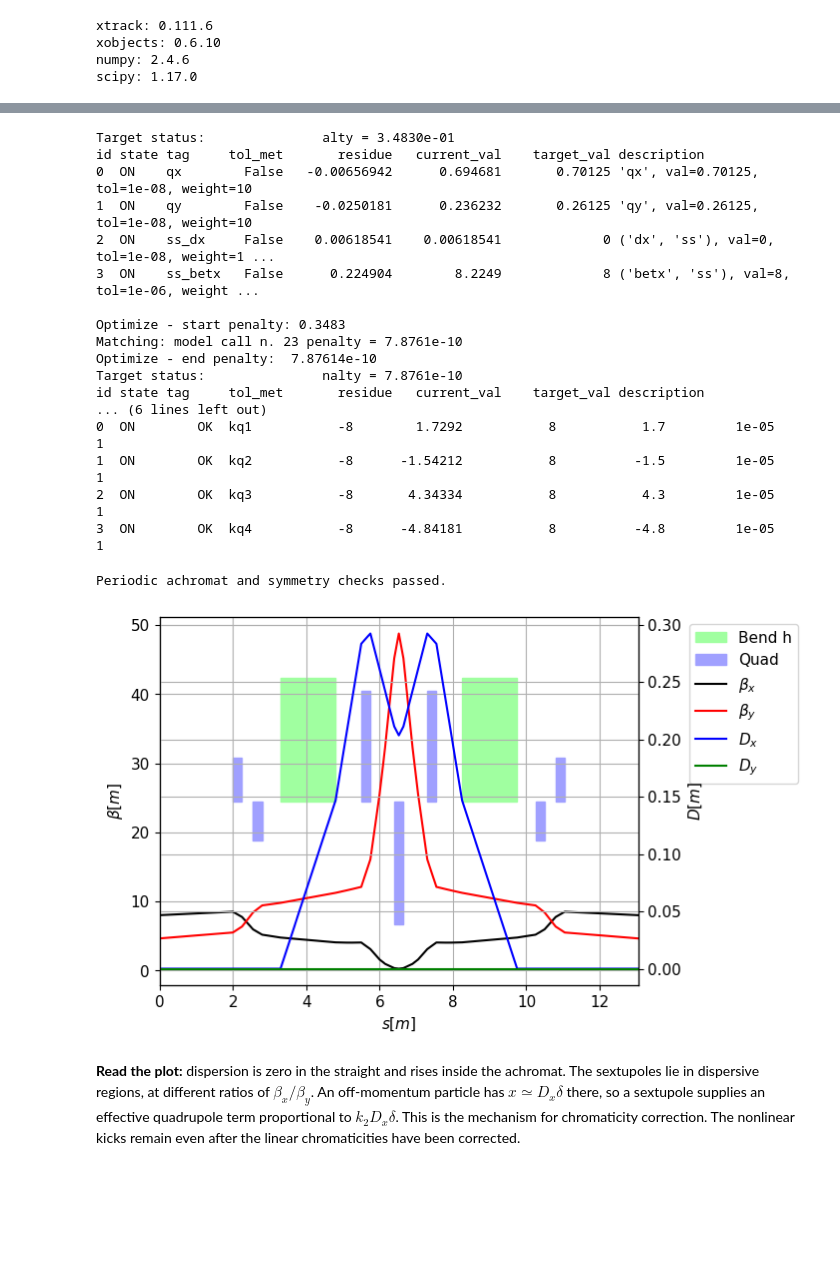
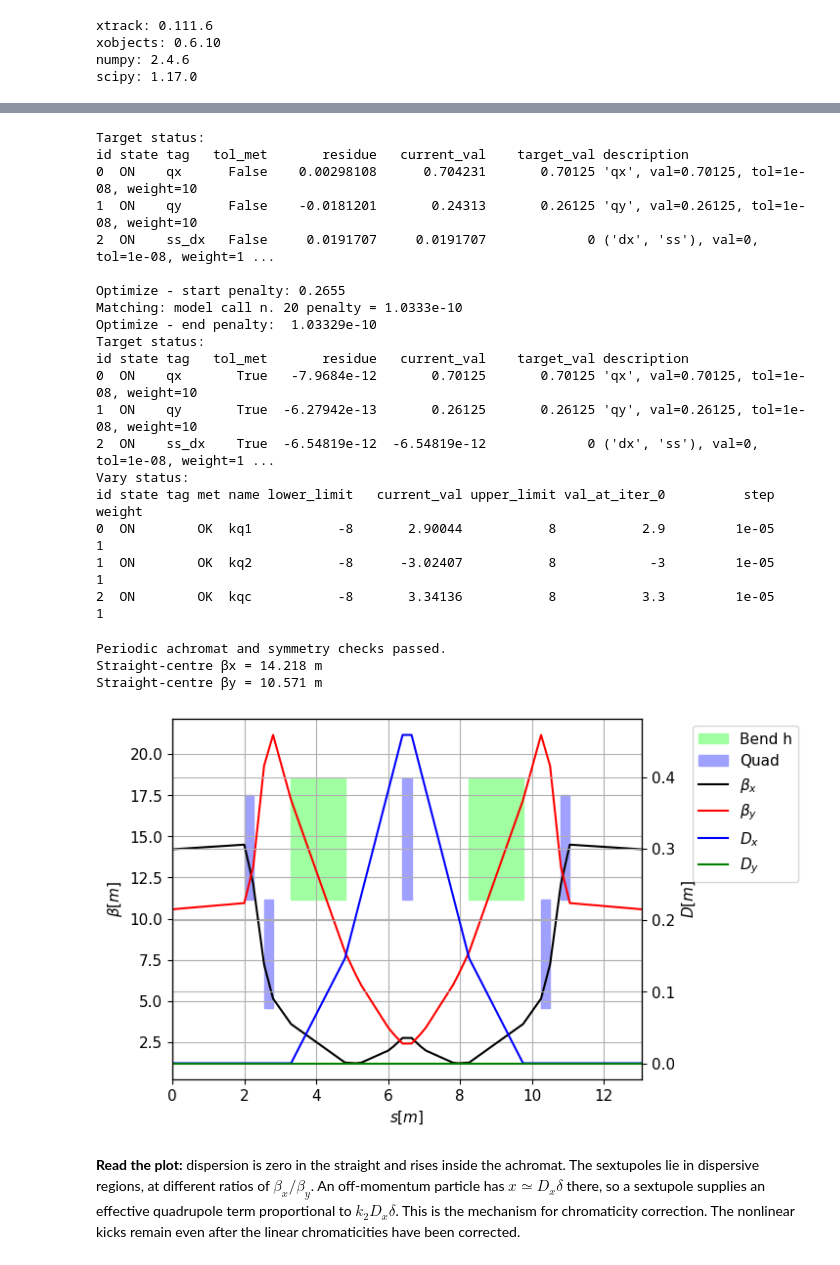
Before and after one commit to xsuite/tutorial_cas_ee_coll_and_ls, a Jupyter notebook: notebook_00_light_source.ipynb, the cells around one changed output, grey strips where cells are left out. Cells and saved outputs as stored; diff of their text form; code cells hidden in the pictures; blank space fills up the shorter version.

Commit message:
Simplify DBA cell to one central quadrupole

```diff
--- a/notebook_00_light_source.ipynb
+++ b/notebook_00_light_source.ipynb
@@ -75,40 +79,40 @@ syntax reverses element order to make a mirror; it does not reverse magnet polar
 energy_eV = 3e9
 n_cells = 16
 qx_target, qy_target = 11.22, 4.18
-beta_x_straight = 8.0
 
 env = xt.Environment()
 env.set_particle_ref('electron', energy0=energy_eV)
 env.vars({
     'l_bend': 1.5,
     'theta_bend': 2 * np.pi / (2 * n_cells),
-    'kq1': 1.7,
-    'kq2': -1.5,
-    'kq3': 4.3,
-    'kq4': -4.8,
+    'kq1': 2.9,
+    'kq2': -3.0,
+    'kqc': 3.3,
     'ksf': 0.0,
     'ksd': 0.0,
 })
 
-# Named elements can share symbolic family strengths.
-for name, length in [('dss', 2.0), ('d03', 0.3), ('d05', 0.5), ('d025', 0.25)]:
+# Three quadrupole families; one central QC per cell.
+for name, length in [('dss', 2.0), ('d03', 0.3), ('d05', 0.5),
+                     ('d075', 0.75), ('d025', 0.25)]:
     env.new(name, xt.Drift, length=length)
-for number in range(1, 5):
-    env.new(f'q{number}', xt.Quadrupole,
-            length=0.125 if number == 4 else 0.25, k1=f'kq{number}')
+for name in ['q1', 'q2', 'qc']:
+    env.new(name, xt.Quadrupole, length=0.25, k1='k' + name)
 env.new('bend', xt.Bend, length='l_bend', angle='theta_bend')
 env.new('sf', xt.Sextupole, length=0.15, k2='ksf')
 env.new('sd', xt.Sextupole, length=0.15, k2='ksd')
 
 half_cell = env.new_line(components=[
     'dss', 'q1', 'd03', 'q2', 'd05', 'bend',
-    'd03', 'sf', 'd025', 'q3', 'd025', 'sd', 'd025', 'q4',
+    'd03', 'sd', 'd075', 'sf', 'd025',
 ])
 cell = env.new_line(components=[
     env.new('ss', xt.Marker),
-    half_cell, -half_cell,
+    half_cell, 'qc', -half_cell,
     env.new('cell_end', xt.Marker),
 ])
+assert list(cell.element_names).count('qc') == 1
+assert np.count_nonzero(cell.get_table().element_type == 'Quadrupole') == 5
 print(f'Cell length: {cell.get_length():.3f} m')
 print(f'Bend angle: {np.degrees(env["theta_bend"]):.3f} degrees')
 cell.get_table().show(cols=['s', 'element_type'])
@@ -161,11 +176,10 @@ running the optimizer. More examples are in the [Xsuite matching guide](https://
 optics_match = cell.match(
     solve=False,
     method='4d',
-    vary=xt.VaryList(['kq1', 'kq2', 'kq3', 'kq4'], step=1e-5, limits=[-8, 8]),
+    vary=xt.VaryList(['kq1', 'kq2', 'kqc'], step=1e-5, limits=[-8, 8]),
     targets=[
         xt.TargetSet(qx=qx_target / n_cells, qy=qy_target / n_cells, tol=1e-8),
         xt.TargetSet(dx=0, at='ss', tol=1e-8),
-        xt.TargetSet(betx=beta_x_straight, at='ss', tol=1e-6),
     ],
 )
 optics_match.target_status()
@@ -173,37 +187,42 @@ optics_match.solve()
 optics_match.target_status()
 optics_match.vary_status()
 # %% [output]
-Target status:               alty = 3.4830e-01
-id state tag     tol_met       residue   current_val    target_val description
-0  ON    qx        False   -0.00656942      0.694681       0.70125 'qx', val=0.70125, tol=1e-08, weight=10
-1  ON    qy        False    -0.0250181      0.236232       0.26125 'qy', val=0.26125, tol=1e-08, weight=10
-2  ON    ss_dx     False    0.00618541    0.00618541             0 ('dx', 'ss'), val=0, tol=1e-08, weight=1 ...
-3  ON    ss_betx   False      0.224904        8.2249             8 ('betx', 'ss'), val=8, tol=1e-06, weight ...
+Target status:
+id state tag   tol_met       residue   current_val    target_val description
+0  ON    qx      False    0.00298108      0.704231       0.70125 'qx', val=0.70125, tol=1e-08, weight=10
+1  ON    qy      False    -0.0181201       0.24313       0.26125 'qy', val=0.26125, tol=1e-08, weight=10
+2  ON    ss_dx   False     0.0191707     0.0191707             0 ('dx', 'ss'), val=0, tol=1e-08, weight=1 ...
 
-Optimize - start penalty: 0.3483
-Matching: model call n. 23 penalty = 7.8761e-10
-Optimize - end penalty:  7.87614e-10
-Target status:               nalty = 7.8761e-10
-id state tag     tol_met       residue   current_val    target_val description
-... (6 lines left out)
-0  ON        OK  kq1           -8        1.7292           8           1.7         1e-05             1
-1  ON        OK  kq2           -8      -1.54212           8          -1.5         1e-05             1
-2  ON        OK  kq3           -8       4.34334           8           4.3         1e-05             1
-3  ON        OK  kq4           -8      -4.84181           8          -4.8         1e-05             1
+Optimize - start penalty: 0.2655
+Matching: model call n. 20 penalty = 1.0333e-10
+Optimize - end penalty:  1.03329e-10
+Target status:
+id state tag   tol_met       residue   current_val    target_val description
+0  ON    qx       True   -7.9684e-12       0.70125       0.70125 'qx', val=0.70125, tol=1e-08, weight=10
+1  ON    qy       True  -6.27942e-13       0.26125       0.26125 'qy', val=0.26125, tol=1e-08, weight=10
+2  ON    ss_dx    True  -6.54819e-12  -6.54819e-12             0 ('dx', 'ss'), val=0, tol=1e-08, weight=1 ...
+Vary status:
+id state tag met name lower_limit   current_val upper_limit val_at_iter_0          step        weight
+0  ON        OK  kq1           -8       2.90044           8           2.9         1e-05             1
+1  ON        OK  kq2           -8      -3.02407           8            -3         1e-05             1
+2  ON        OK  kqc           -8       3.34136           8           3.3         1e-05             1
 # %%
 tw_cell = cell.twiss4d()
 np.testing.assert_allclose([tw_cell.qx, tw_cell.qy],
                            np.array([qx_target, qy_target]) / n_cells, atol=1e-8, rtol=0)
 np.testing.assert_allclose([tw_cell['dx', 'ss'], tw_cell['dpx', 'ss'],
                            tw_cell['alfx', 'ss'], tw_cell['alfy', 'ss']],
                           0, atol=1e-6)
-np.testing.assert_allclose(tw_cell['betx', 'ss'], beta_x_straight, atol=1e-6, rtol=0)
 print('Periodic achromat and symmetry checks passed.')
+print(f'Straight-centre βx = {tw_cell["betx", "ss"]:.3f} m')
+print(f'Straight-centre βy = {tw_cell["bety", "ss"]:.3f} m')
 tw_cell.plot()
 plt.show()
 # %% [output]
 Periodic achromat and symmetry checks passed.
+Straight-centre βx = 14.218 m
+Straight-centre βy = 10.571 m
-[figure, old version]
+[figure, new version]
 # %% [markdown]
 **Read the plot:** dispersion is zero in the straight and rises inside the achromat.
 The sextupoles lie in dispersive regions, at different ratios of $\beta_x/\beta_y$.
```
Also changed, not shown: parts of 18 cells of this notebook, 1 other file.
